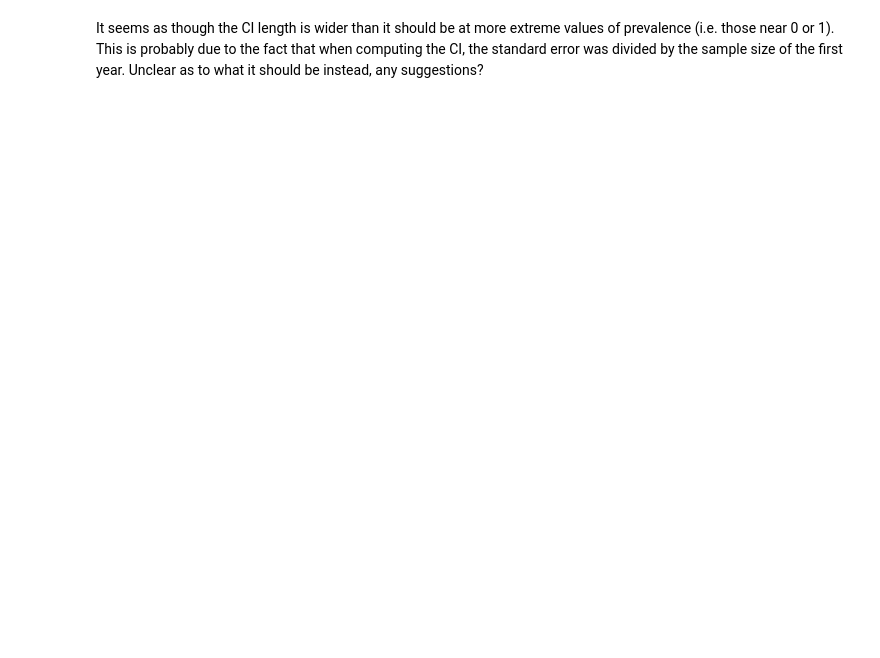
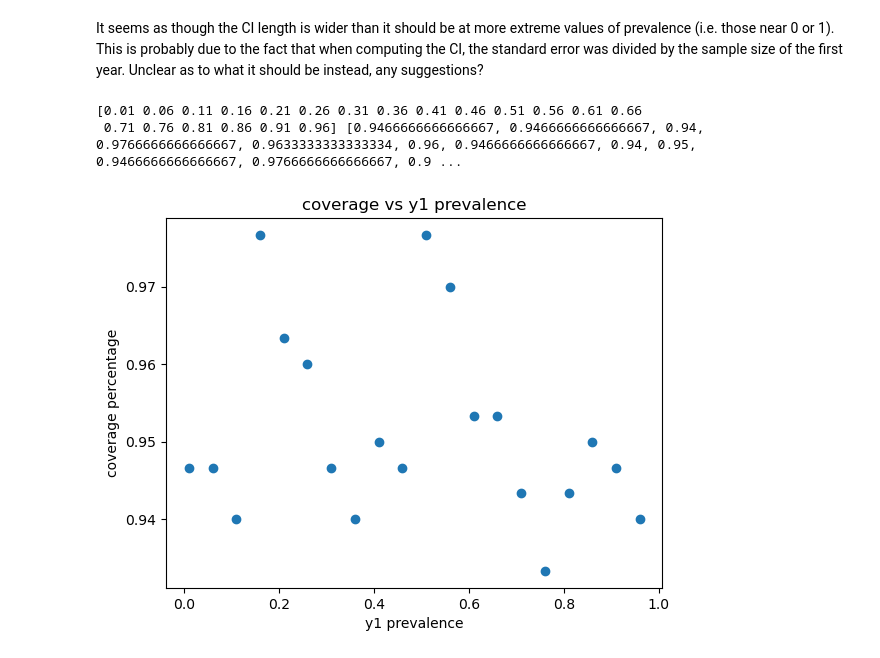
Before and after one commit to ihmeuw-msca/distrx, a Jupyter notebook: simulations.ipynb, the cells around one changed output. Drawn from its saved outputs; the diff is of its cells as text; code cells hidden in the pictures; blank space fills up the shorter version.

```diff
--- a/simulations.ipynb
+++ b/simulations.ipynb
@@ -137,2 +133,37 @@ CI coverage rate:  0.95
 # %% [markdown]
 It seems as though the CI length is wider than it should be at more extreme values of prevalence (i.e. those near 0 or 1). This is probably due to the fact that when computing the CI, the standard error was divided by the sample size of the first year. Unclear as to what it should be instead, any suggestions?
+# %%
+y1_prevalences = np.arange(0.01, 1, 0.05)
+all_coverages = []
+for y1_prev in y1_prevalences:
+  coverages = np.zeros(NREP)
+  mu_txs = np.zeros(NREP)
+  ci_uppers = np.zeros(NREP)
+  ci_lowers = np.zeros(NREP)
+  Y1_POP, Y1_PREV = 1000, y1_prev
+  Y2_POP, Y2_PREV = 1050, (Y1_PREV + 0.02)
+  TRUE_DIFF = (Y2_PREV / Y1_PREV) - 1
+
+  # simulate incidence from 2 years w/differing aforementioned parameters
+  y1_incid = np.random.binomial(Y1_POP, Y1_PREV, size=NREP)
+  y2_incid = np.random.binomial(Y2_POP, Y2_PREV, size=NREP)
+  for i in range(NREP):
+    mu_txs[i], sigma_hat = transform_percentage_change_counts1(y1_incid[i], Y1_POP, y2_incid[i], Y2_POP)
+    # print(delta_hat, sigma_hat)
+    ci_uppers[i] = mu_txs[i] + Q * sigma_hat / np.sqrt(Y1_POP)
+    ci_lowers[i] = mu_txs[i] - Q * sigma_hat / np.sqrt(Y1_POP)
+    # ci_uppers[i] = mu_txs[i] + Q * sigma_hat
+    # ci_lowers[i] = mu_txs[i] - Q * sigma_hat
+    if (ci_lowers[i] < TRUE_DIFF and TRUE_DIFF < ci_uppers[i]):
+      coverages[i] = 1
+  all_coverages.append((coverages == 1).sum() / NREP)
+print(y1_prevalences, all_coverages)
+plt.xlabel("y1 prevalence")
+plt.ylabel("coverage percentage")
+plt.title("coverage vs y1 prevalence")
+plt.scatter(y1_prevalences, all_coverages)
+plt.show()
+# %% [output]
+[0.01 0.06 0.11 0.16 0.21 0.26 0.31 0.36 0.41 0.46 0.51 0.56 0.61 0.66
+ 0.71 0.76 0.81 0.86 0.91 0.96] [0.9466666666666667, 0.9466666666666667, 0.94, 0.9766666666666667, 0.9633333333333334, 0.96, 0.9466666666666667, 0.94, 0.95, 0.9466666666666667, 0.9766666666666667, 0.9 ...
+[figure, added]
```
Also changed, not shown: parts of 7 cells of this notebook, 2 other files.
